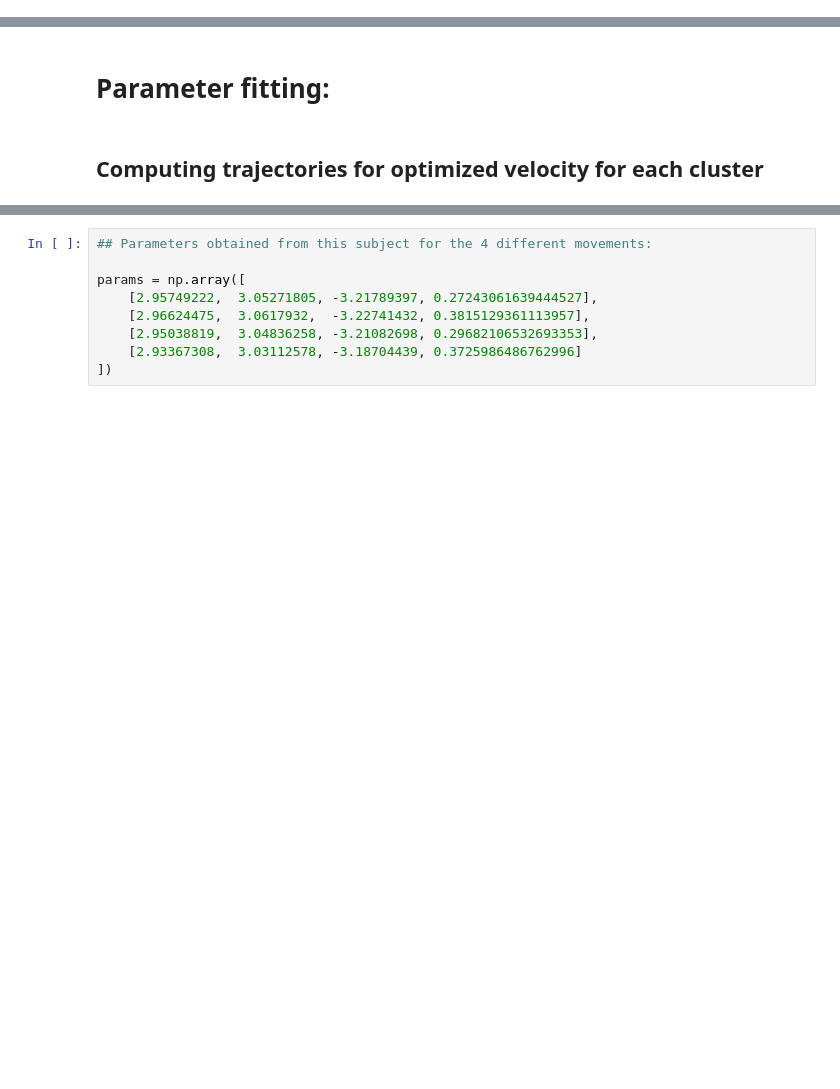
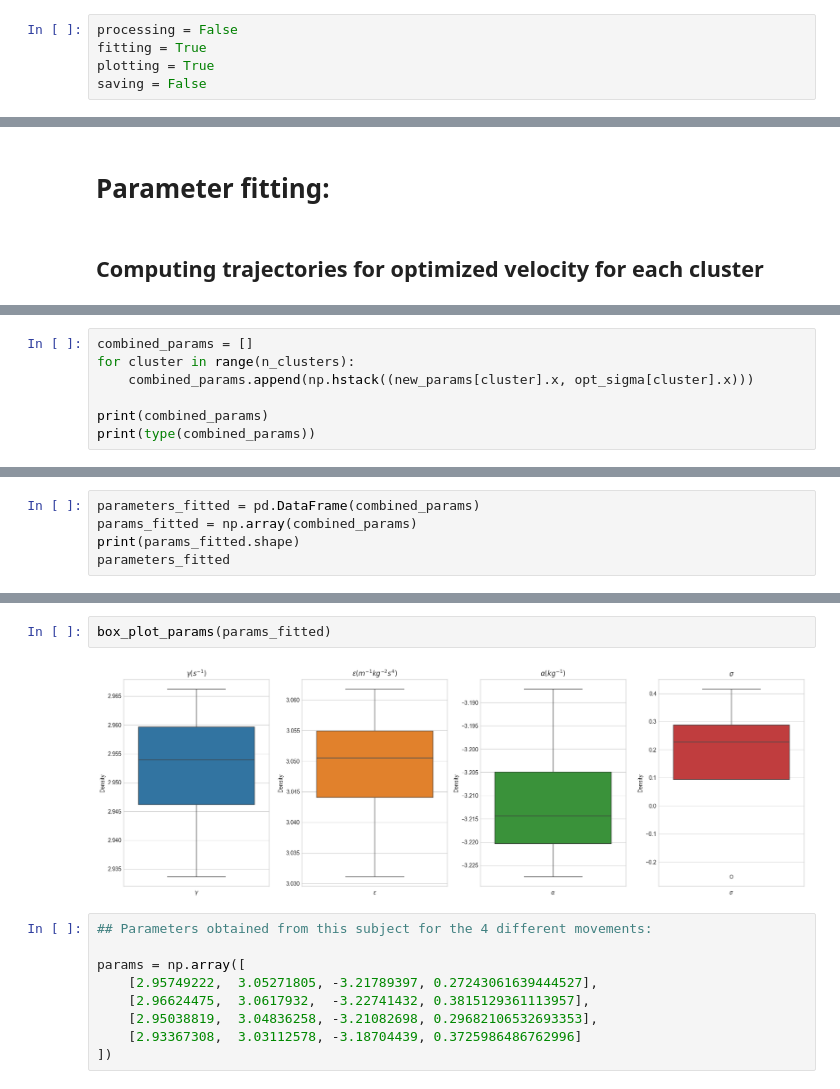
Before and after one commit to flaviaferrus/MotorControlPrediction, a Jupyter notebook: Notebooks/ParameterFitting_utils.ipynb, the cells around one changed output, grey strips where cells are left out. Drawn from its saved outputs; the diff is of its cells as text; blank space fills up the shorter version.

```diff
--- a/Notebooks/ParameterFitting_utils.ipynb
+++ b/Notebooks/ParameterFitting_utils.ipynb
@@ -35,3 +69,8 @@ except ModuleNotFoundError as e:
+# %%
+processing = False
+fitting = True
+plotting = True
+saving = False
 # %% [markdown]
 # Loading processed data:
 # %%
@@ -133,0 +194,7 @@ for cluster in range(n_clusters):
+# %%
+combined_params = []
+for cluster in range(n_clusters):
+    combined_params.append(np.hstack((new_params[cluster].x, opt_sigma[cluster].x)))
+
+print(combined_params)
+print(type(combined_params))
@@ -133,0 +206,5 @@ for cluster in range(n_clusters):
+# %%
+parameters_fitted = pd.DataFrame(combined_params)
+params_fitted = np.array(combined_params)
+print(params_fitted.shape)
+parameters_fitted
@@ -134,3 +218,7 @@ for cluster in range(n_clusters):
+# %%
+box_plot_params(params_fitted)
+# %% [output]
+[figure, added]
 # %%
 ## Parameters obtained from this subject for the 4 different movements:
 
```
Also changed, not shown: parts of 18 cells of this notebook, 15 other files.
